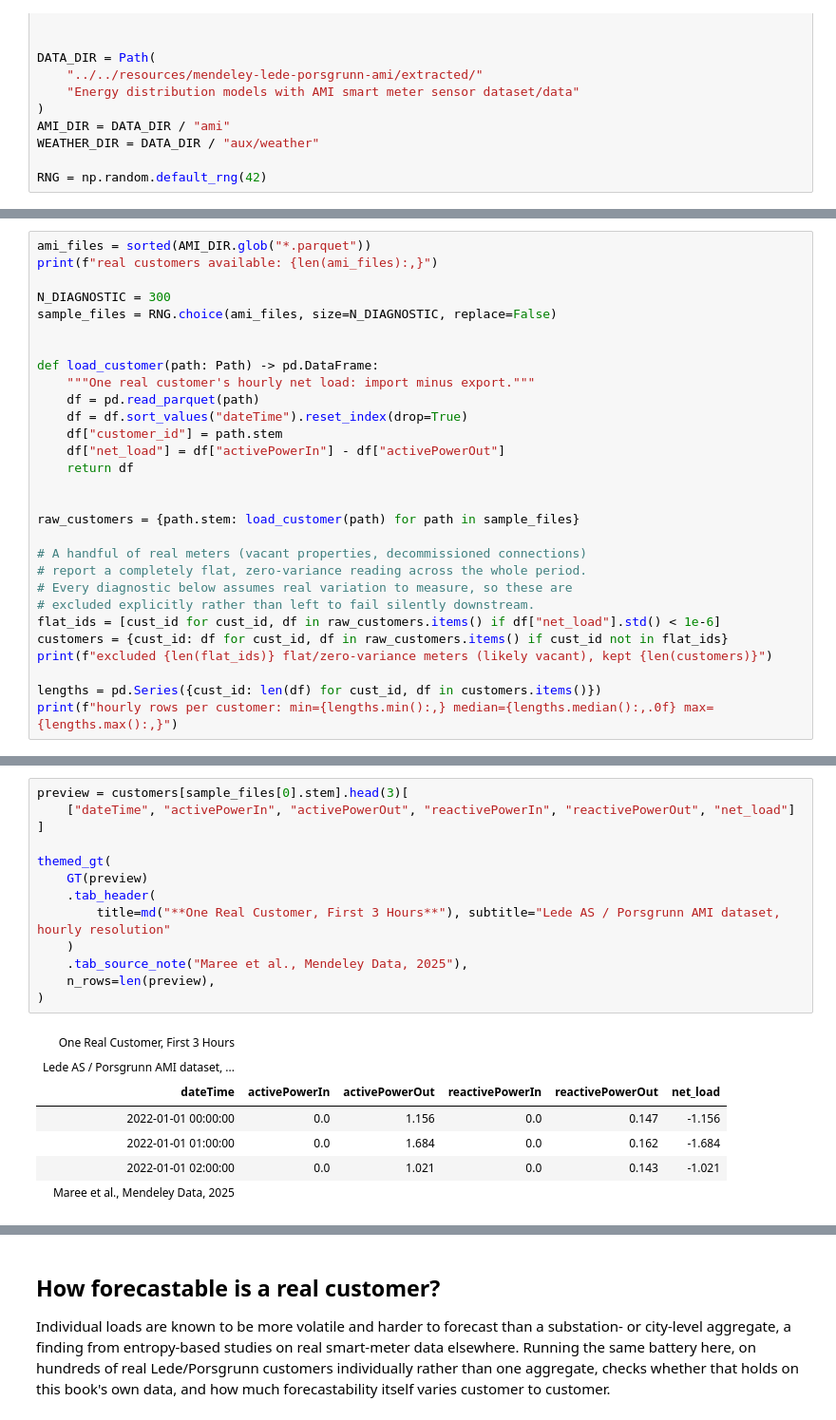
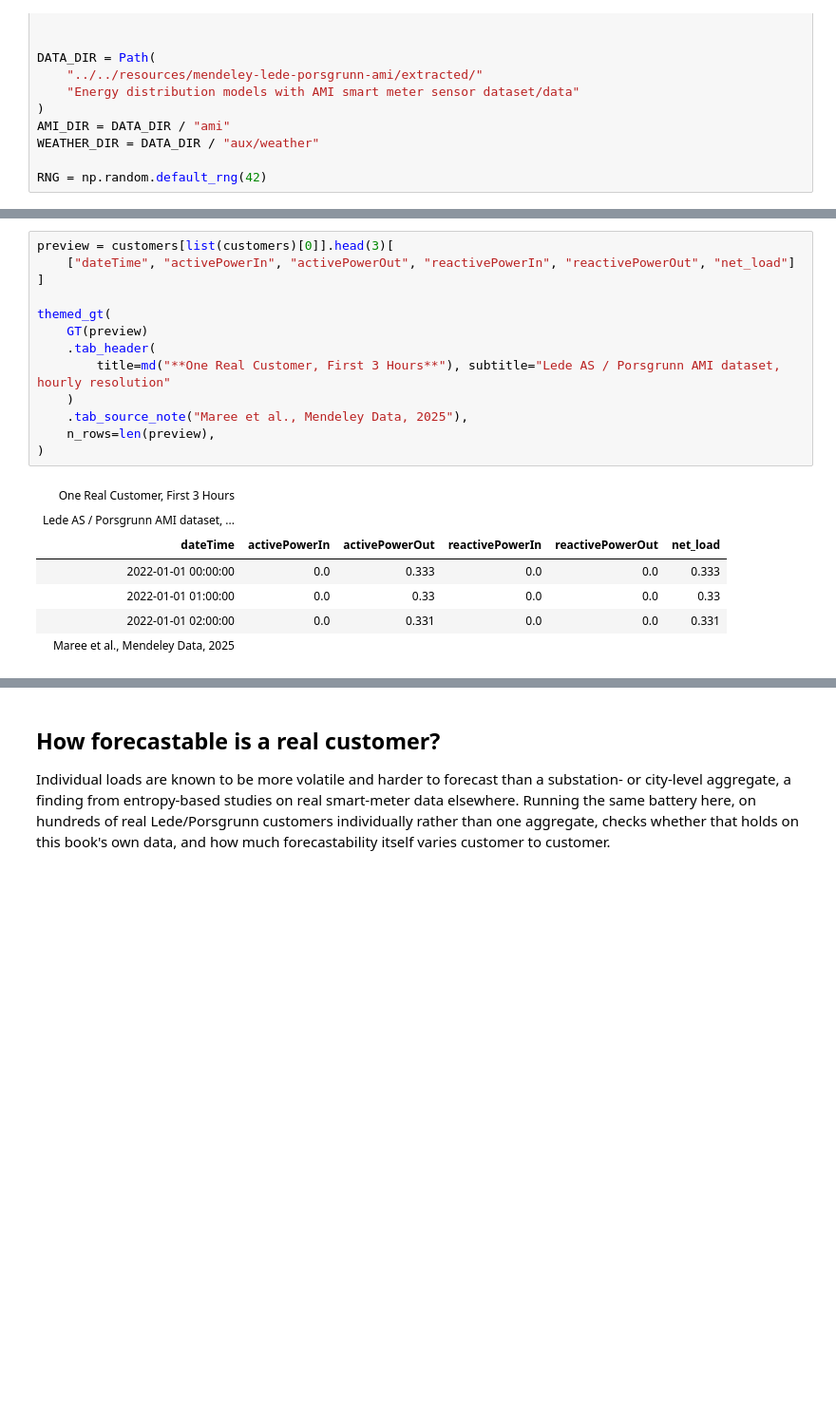
Before and after one commit to sambaiga/ml-energy-disaggregation, a Jupyter notebook: book/03-forecasting/01-forecastability-code.ipynb, the cells around one changed output, grey strips where cells are left out. Shown at 95% size. Drawn from its saved outputs; the diff is of its cells as text; blank space fills up the shorter version.

```diff
--- a/book/03-forecasting/01-forecastability-code.ipynb
+++ b/book/03-forecasting/01-forecastability-code.ipynb
@@ -92,29 +91,0 @@ The dataset holds 6,809 real meters. Sampling a few hundred of them, rather than
-# %%
-ami_files = sorted(AMI_DIR.glob("*.parquet"))
-print(f"real customers available: {len(ami_files):,}")
-
-N_DIAGNOSTIC = 300
-sample_files = RNG.choice(ami_files, size=N_DIAGNOSTIC, replace=False)
-
-
-def load_customer(path: Path) -> pd.DataFrame:
-    """One real customer's hourly net load: import minus export."""
-    df = pd.read_parquet(path)
-    df = df.sort_values("dateTime").reset_index(drop=True)
-    df["customer_id"] = path.stem
-    df["net_load"] = df["activePowerIn"] - df["activePowerOut"]
-    return df
-
-
-raw_customers = {path.stem: load_customer(path) for path in sample_files}
-
-# A handful of real meters (vacant properties, decommissioned connections)
-# report a completely flat, zero-variance reading across the whole period.
-# Every diagnostic below assumes real variation to measure, so these are
-# excluded explicitly rather than left to fail silently downstream.
-flat_ids = [cust_id for cust_id, df in raw_customers.items() if df["net_load"].std() < 1e-6]
-customers = {cust_id: df for cust_id, df in raw_customers.items() if cust_id not in flat_ids}
-print(f"excluded {len(flat_ids)} flat/zero-variance meters (likely vacant), kept {len(customers)}")
-
-lengths = pd.Series({cust_id: len(df) for cust_id, df in customers.items()})
-print(f"hourly rows per customer: min={lengths.min():,} median={lengths.median():,.0f} max={lengths.max():,}")
@@ -125,22 +171,22 @@ hourly rows per customer: min=4,668 median=23,993 max=24,068
 # %%
-preview = customers[sample_files[0].stem].head(3)[
+preview = customers[list(customers)[0]].head(3)[
     ["dateTime", "activePowerIn", "activePowerOut", "reactivePowerIn", "reactivePowerOut", "net_load"]
 ]
 
 themed_gt(
     GT(preview)
     .tab_header(
         title=md("**One Real Customer, First 3 Hours**"), subtitle="Lede AS / Porsgrunn AMI dataset, hourly resolution"
     )
     .tab_source_note("Maree et al., Mendeley Data, 2025"),
     n_rows=len(preview),
 )
 # %% [output]
 | One Real Customer, First 3 Hours |  |  |  |  |  |
 | Lede AS / Porsgrunn AMI dataset, ... |  |  |  |  |  |
 | dateTime | activePowerIn | activePowerOut | reactivePowerIn | reactivePowerOut | net_load |
-| 2022-01-01 00:00:00 | 0.0 | 1.156 | 0.0 | 0.147 | -1.156 |
-| 2022-01-01 01:00:00 | 0.0 | 1.684 | 0.0 | 0.162 | -1.684 |
-| 2022-01-01 02:00:00 | 0.0 | 1.021 | 0.0 | 0.143 | -1.021 |
+| 2022-01-01 00:00:00 | 0.0 | 0.333 | 0.0 | 0.0 | 0.333 |
+| 2022-01-01 01:00:00 | 0.0 | 0.33 | 0.0 | 0.0 | 0.33 |
+| 2022-01-01 02:00:00 | 0.0 | 0.331 | 0.0 | 0.0 | 0.331 |
 | Maree et al., Mendeley Data, 2025 |  |  |  |  |  |
 # %%
```
Also changed, not shown: parts of 14 cells of this notebook.
